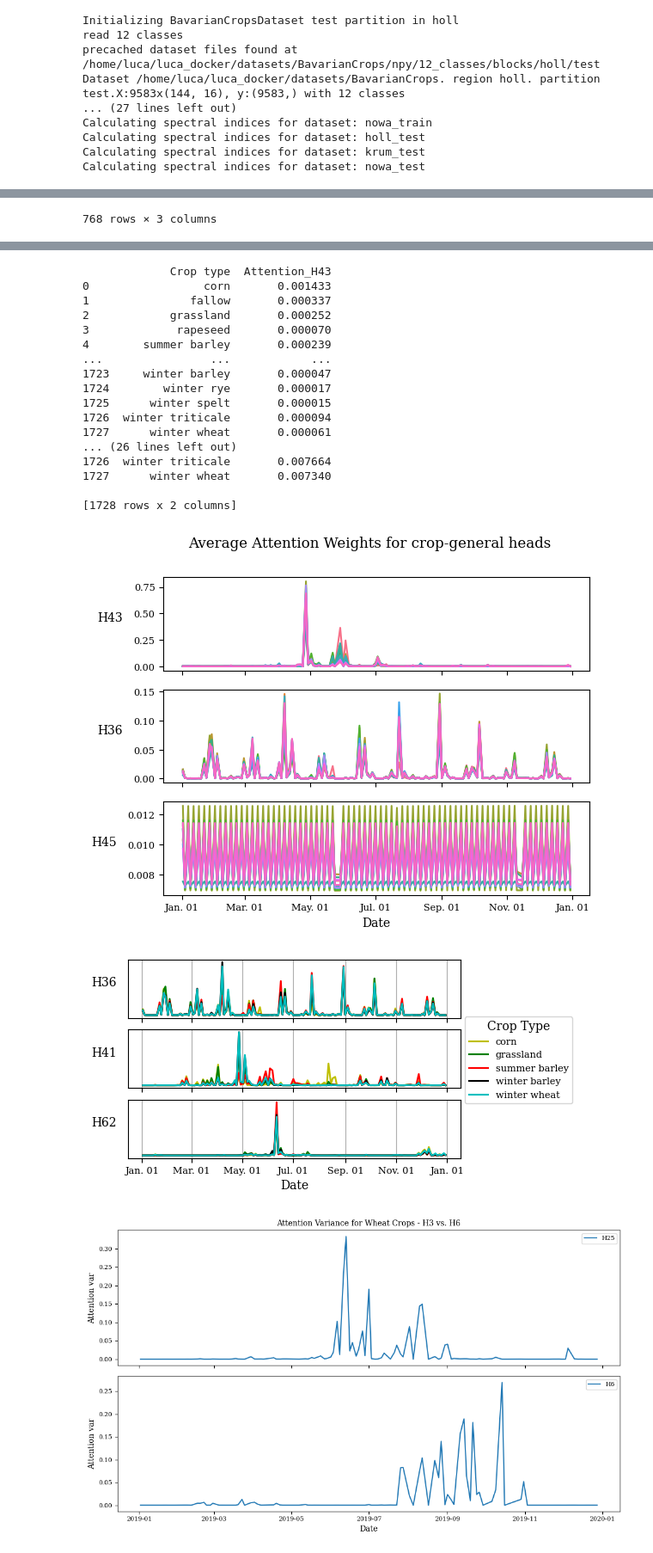
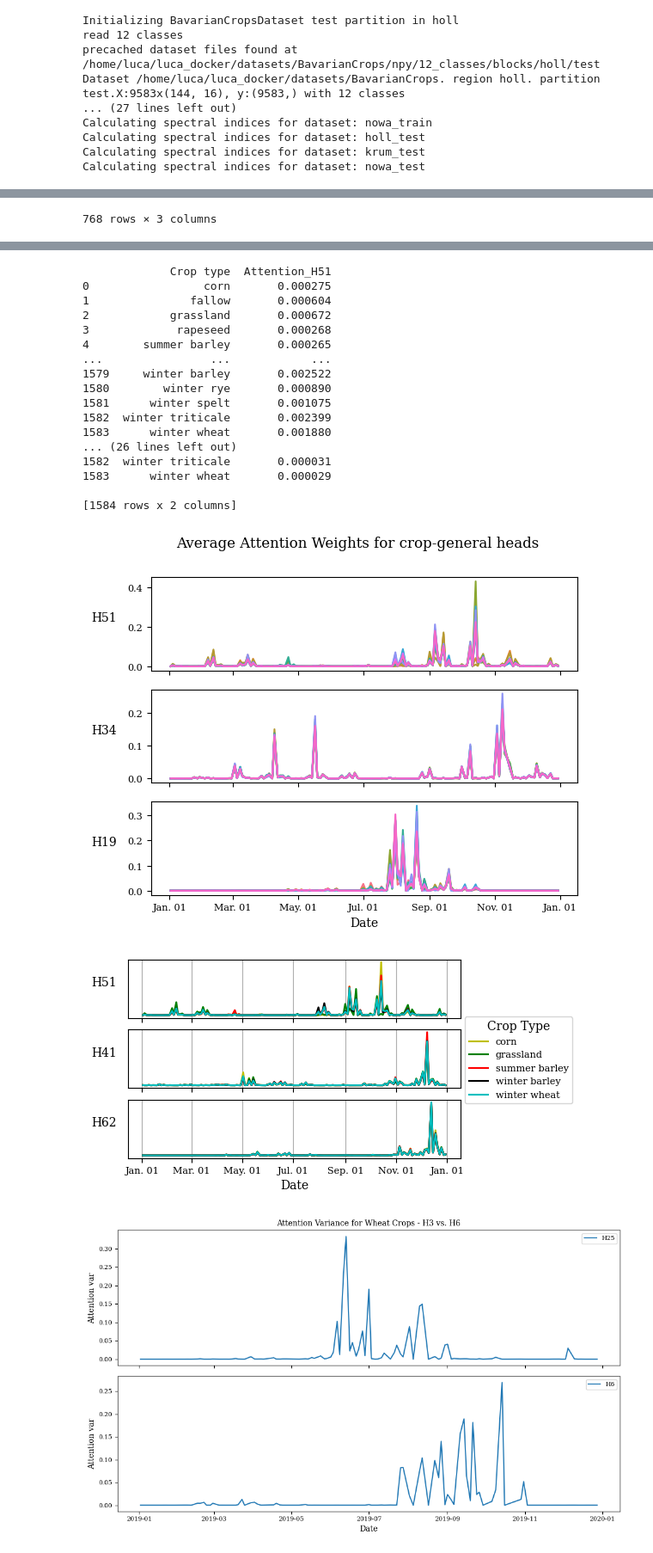
Before and after one commit to IvicaObadic/crop-type-classification-explainability, a Jupyter notebook: notebooks/explaining_attention_weights_patterns.ipynb, the cells around one changed output, grey strips where cells are left out. Shown at 86% size. Saved outputs shown, nothing was run; the diff lists cells and outputs as text; code cells hidden in the pictures.

```diff
--- a/notebooks/explaining_attention_weights_patterns.ipynb
+++ b/notebooks/explaining_attention_weights_patterns.ipynb
@@ -63,7 +63,7 @@ def plot_attn_weights_corr(temporal_attention_weights, plot_label, target_classe
 dataset = 'BavarianCrops' # BavarianCrops
 encoder = 'ltae_original'
 loss_fn = 'rmse/'
-alpha = 1
+alpha = 1.0
 # %% [output]
 2.0.0+cu117
 /home/luca/luca_docker/crop-type-classification-explainability
@@ -131,7 +131,8 @@ if dataset == 'BavarianCrops':
     num_classes = 12
     emb_dim = 512
     num_heads = 64
-    timestamp = '1746782583'
+    # timestamp = '1758575982'
+    timestamp = '1761223401'
     target_classes = ["grassland","corn", "summer barley", "winter wheat", "winter barley"]
 elif dataset == 'DENETHOR':
     num_classes = 9
@@ -148,8 +149,8 @@ else:
     attention_head_columns= attention_head_columns = ['Attention']
 
 
-temporal_attn_weights, temporal_attn_date_class_avg, avg_attention_per_obs_acq_date = get_attn_weights_patterns(base_model_path, "all_dates", timestamp, emb_dim, num_heads, encoder, alpha, target_classes=None, dataset=dataset) # bias=True - 1726567787
-attn_vars = temporal_attn_weights.groupby(["Crop type", "Date"]).std(numeric_only=True).fillna(0).reset_index()
+# temporal_attn_weights, temporal_attn_date_class_avg, avg_attention_per_obs_acq_date = get_attn_weights_patterns(base_model_path, "all_dates", timestamp, emb_dim, num_heads, encoder, alpha, target_classes=None, dataset=dataset) # bias=True - 1726567787
+# attn_vars = temporal_attn_weights.groupby(["Crop type", "Date"]).std(numeric_only=True).fillna(0).reset_index()
 
 weights_outlinear_per_weight = get_out_weigths_per_attention(base_model_path, "all_dates", timestamp, emb_dim, num_heads, encoder, alpha, dataset=dataset)
 # %% [output]
@@ -254,7 +254,7 @@ plt.show()
 #     plt.show()
 
 # plot certain heads together:
-heads_to_plot = ['H36', 'H41', 'H62']
+heads_to_plot = ['H51', 'H41', 'H62']
 fig, axs = plt.subplots(len(heads_to_plot), 1, sharex=True, figsize=(5,3))
 
 for i, head in enumerate(heads_to_plot):
@@ -306,22 +303,22 @@ Top 3 crop-general attention heads (high and similar weights): ['H43' 'H36' 'H45
-             Crop type  Attention_H43
-0                 corn       0.001433
-1               fallow       0.000337
-2            grassland       0.000252
-3             rapeseed       0.000070
-4        summer barley       0.000239
+             Crop type  Attention_H51
+0                 corn       0.000275
+1               fallow       0.000604
+2            grassland       0.000672
+3             rapeseed       0.000268
+4        summer barley       0.000265
 ...                ...            ...
-1723     winter barley       0.000047
-1724        winter rye       0.000017
-1725      winter spelt       0.000015
-1726  winter triticale       0.000094
-1727      winter wheat       0.000061
+1579     winter barley       0.002522
+1580        winter rye       0.000890
+1581      winter spelt       0.001075
+1582  winter triticale       0.002399
+1583      winter wheat       0.001880
 ... (26 lines left out)
-1726  winter triticale       0.007664
-1727      winter wheat       0.007340
+1582  winter triticale       0.000031
+1583      winter wheat       0.000029
 
-[1728 rows x 2 columns]
+[1584 rows x 2 columns]
-[figure, old version]
+[figure, new version]
-[figure, old version]
+[figure, new version]
 # %%
 attn_wheat_crops = temporal_attn_weights[temporal_attn_weights["Crop type"] == "wheat"]
 attn_wheat_variances = attn_wheat_crops.groupby("Date").std(numeric_only=True).dropna()
```
Also changed, not shown: parts of 3 cells of this notebook, 7 other files.
